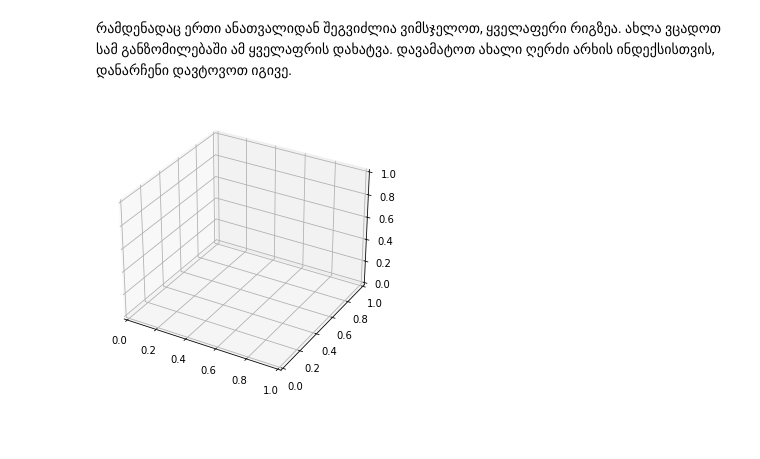
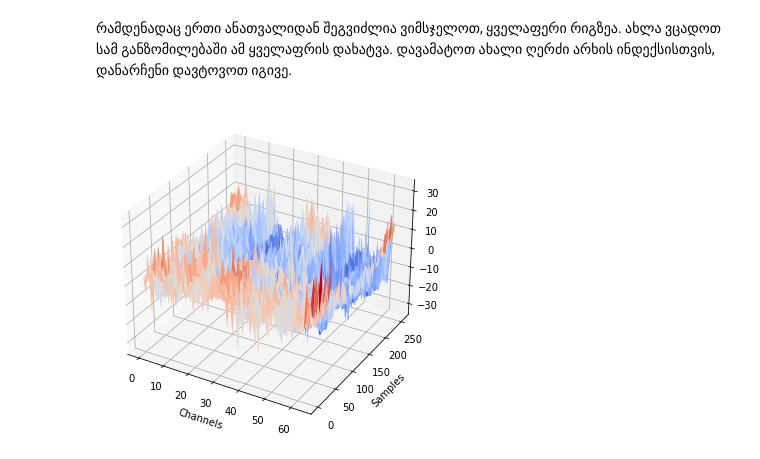
Before and after one commit to lnadi17/eeg-data-analysis, a Jupyter notebook: small-dataset/small-dataset-test.ipynb, the cells around one changed output. Cells and saved outputs as stored; diff of their text form; code cells hidden in the pictures; blank space fills up the shorter version.

Commit message:
Plot 3D surface

```diff
--- a/small-dataset/small-dataset-test.ipynb
+++ b/small-dataset/small-dataset-test.ipynb
@@ -128,7 +128,7 @@ with open(file_name) as src:
 # %%
 import pandas as pd
 # %%
-table = pd.read_csv(file_name, skiprows=5, names=['Trial', 'Sensor', 'Sample', 'Value'], sep=' ')
+table = pd.read_csv(file_name, skiprows=5, names=['Trial', 'Sensor', 'Sample', 'Value'], sep=' ', comment='#')
 table
 # %% [output]
 |  | Trial | Sensor | Sample | Value |
@@ -182,15 +185,22 @@ plt.show()
 [figure]
 # %% [markdown]
 რამდენადაც ერთი ანათვალიდან შეგვიძლია ვიმსჯელოთ, ყველაფერი რიგზეა. ახლა ვცადოთ სამ განზომილებაში ამ ყველაფრის დახატვა. დავამატოთ ახალი ღერძი არხის ინდექსისთვის, დანარჩენი დავტოვოთ იგივე.
+# %%
+x = list(range(len(trial))) # channels
+y = list(range(len(trial[0]))) # samples
+
+X, Y = np.meshgrid(x, y)
+Z = np.ndarray((X.shape[0], X.shape[1]))
+for coord, value in np.ndenumerate(Z):
+    Z[coord] = trial[coord[1]][coord[0]]
 # %%
 # Create axes
-fig = plt.figure(figsize=(5, 15))
+fig = plt.figure(figsize=(6, 6))
 ax = fig.add_subplot(projection='3d')
 
-# Convert data
-# TODO
-
-# Plot the surface
-# TODO
+ax.plot_surface(X, Y, Z,cmap=cm.coolwarm, antialiased=True)
+ax.set_xlabel('Channels')
+ax.set_ylabel('Samples')
+plt.show()
 # %% [output]
-[figure, old version]
+[figure, new version]
```
Also changed, not shown: parts of 2 cells of this notebook.
